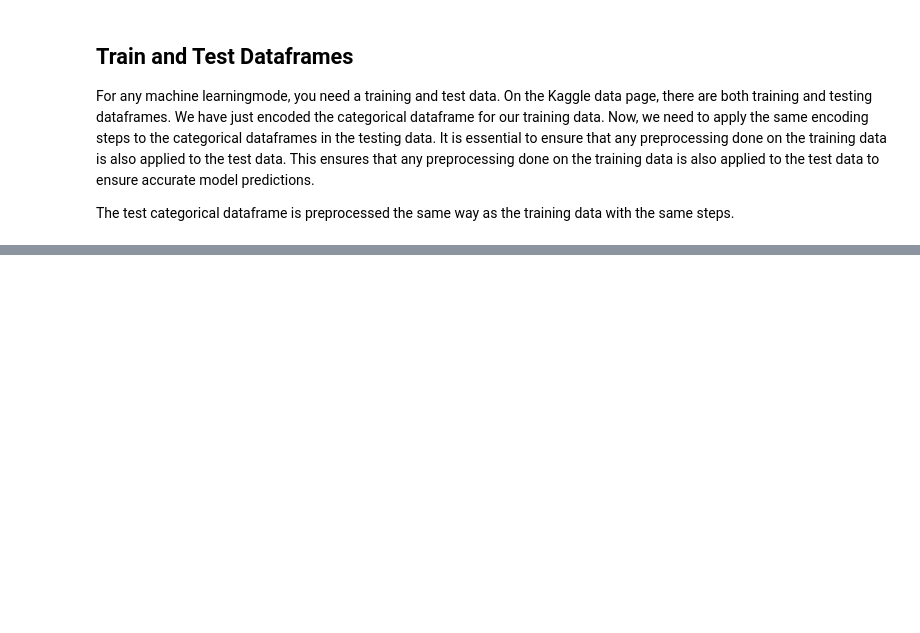
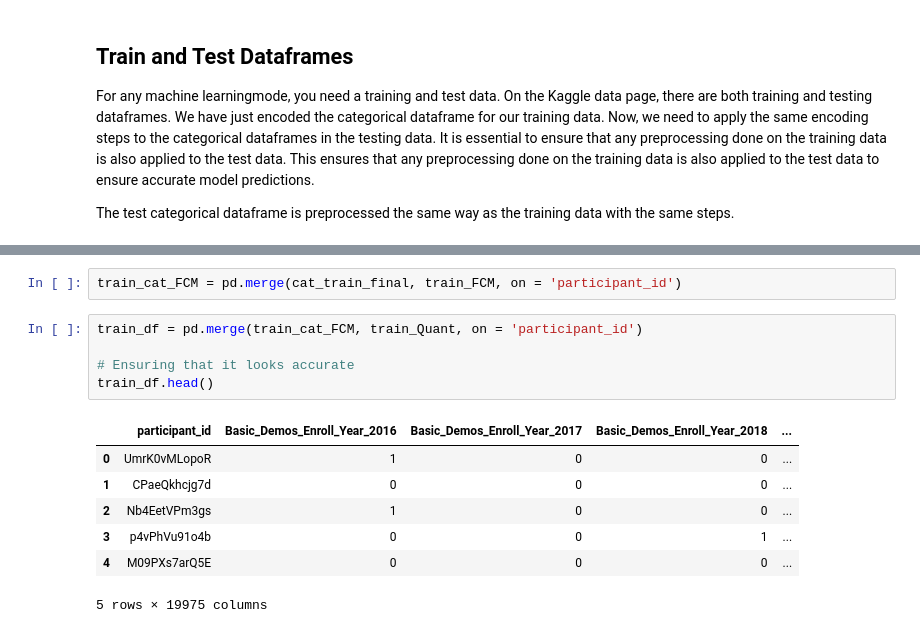
Before and after one commit to KImondorose/WiDS-Datathon-2025-Unraveling-the-Mysteries-of-the-Female-Brain-Sex-Patterns-in-ADHD.., a Jupyter notebook: index.ipynb, the cells around one changed output, grey strips where cells are left out. Saved outputs shown, nothing was run; the diff lists cells and outputs as text; blank space fills up the shorter version.

```diff
--- a/index.ipynb
+++ b/index.ipynb
@@ -457,0 +525,15 @@ The test categorical dataframe is preprocessed the same way as the training data
+# %%
+train_cat_FCM = pd.merge(cat_train_final, train_FCM, on = 'participant_id')
+# %%
+train_df = pd.merge(train_cat_FCM, train_Quant, on = 'participant_id')
+
+# Ensuring that it looks accurate
+train_df.head()
+# %% [output]
+|  | participant_id | Basic_Demos_Enroll_Year_2016 | Basic_Demos_Enroll_Year_2017 | Basic_Demos_Enroll_Year_2018 | ... |
+| 0 | UmrK0vMLopoR | 1 | 0 | 0 | ... |
+| 1 | CPaeQkhcjg7d | 0 | 0 | 0 | ... |
+| 2 | Nb4EetVPm3gs | 1 | 0 | 0 | ... |
+| 3 | p4vPhVu91o4b | 0 | 0 | 1 | ... |
+| 4 | M09PXs7arQ5E | 0 | 0 | 0 | ... |
+5 rows × 19975 columns
```
Also changed, not shown: parts of 20 cells of this notebook.
